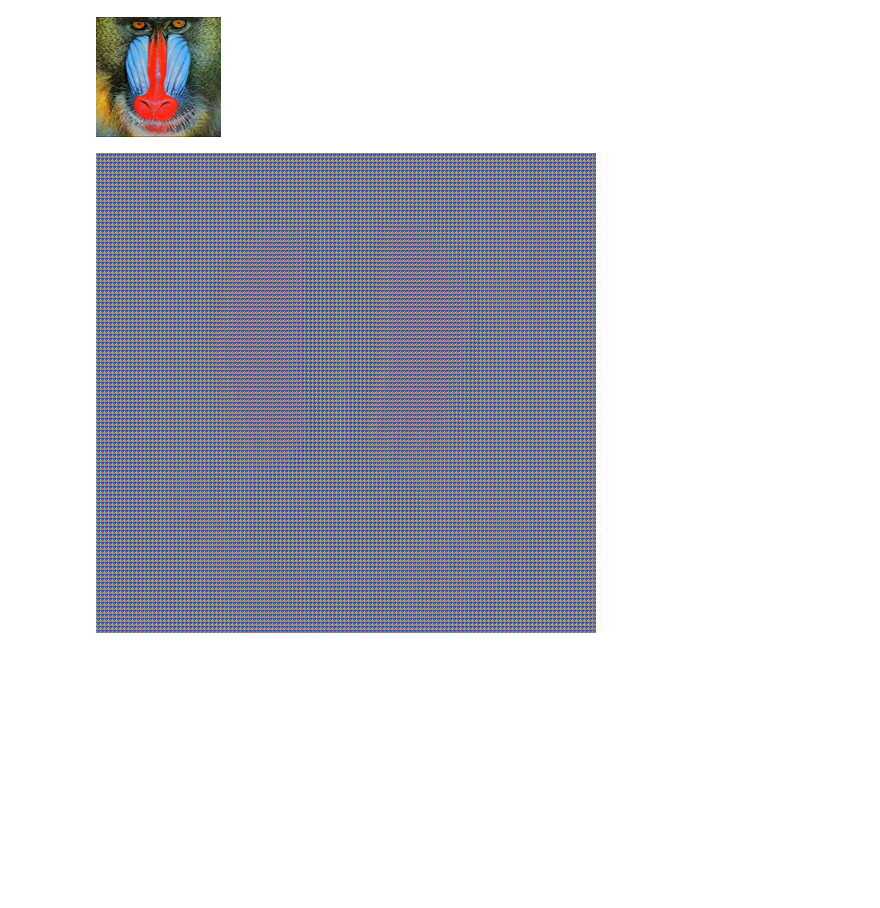
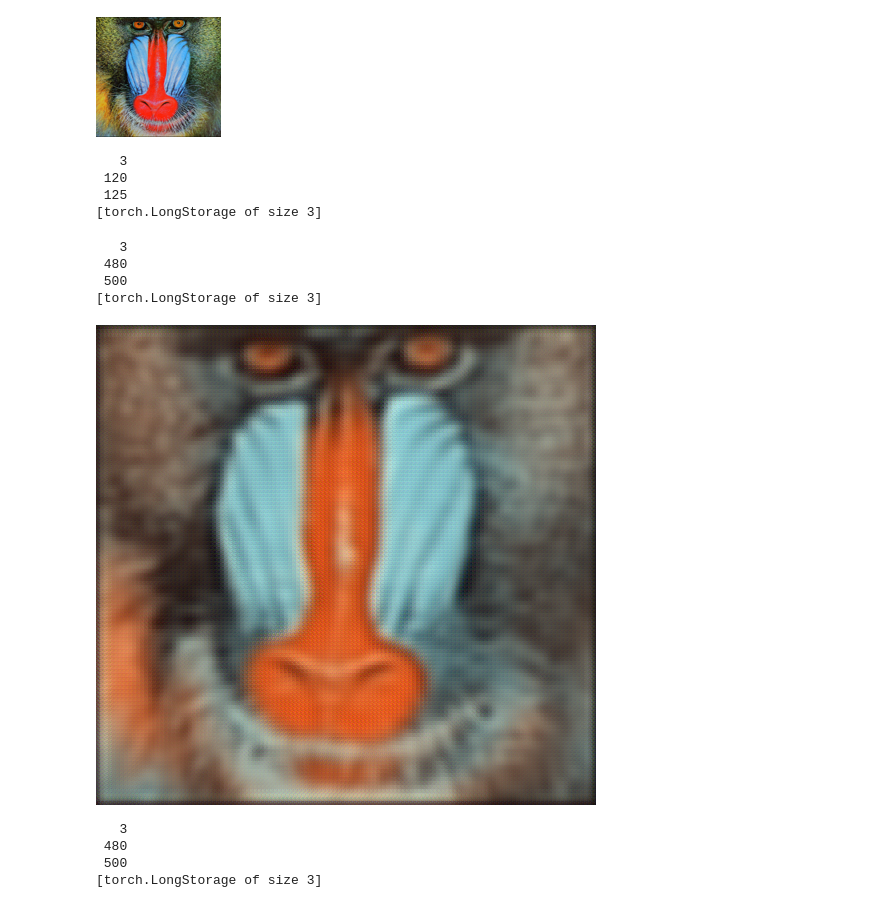
Before and after one commit to awaelchli/ML-FS2017-group-project, a Jupyter notebook: upscaleDev.ipynb, the cells around one changed output. Drawn from its saved outputs; the diff is of its cells as text; code cells hidden in the pictures; blank space fills up the shorter version.

Commit message:
Improved Network

```diff
--- a/upscaleDev.ipynb
+++ b/upscaleDev.ipynb
@@ -111,0 +48,3 @@ current loss = 0.28587375832508
+# %%
+-- Load network from disk
+net = torch.load("upscaleDeConv.model")
@@ -112,14 +130,35 @@ current loss = 0.28587375832508
 # %%
-local origin = imagesLR[1]
-local gt = imagesHR[1]
+-- Test example
+
+imgselector = 1
+
+local origin = imagesLR[imgselector]
+local gt = imagesHR[imgselector]
 local test = net:forward(origin)
 
 image.save("test.png", test)
 
 itorch.image(origin)
+print(origin:size())
+
 itorch.image(test)
+print(test:size())
+
 itorch.image(gt)
+print(gt:size())
 # %% [output]
 [figure]
+   3
+ 120
+ 125
+[torch.LongStorage of size 3]
+   3
+ 480
+ 500
+[torch.LongStorage of size 3]
-[figure, old version]
+[figure, new version]
+   3
+ 480
+ 500
+[torch.LongStorage of size 3]
 [figure]
```
Also changed, not shown: parts of 6 cells of this notebook, 1 other file.
